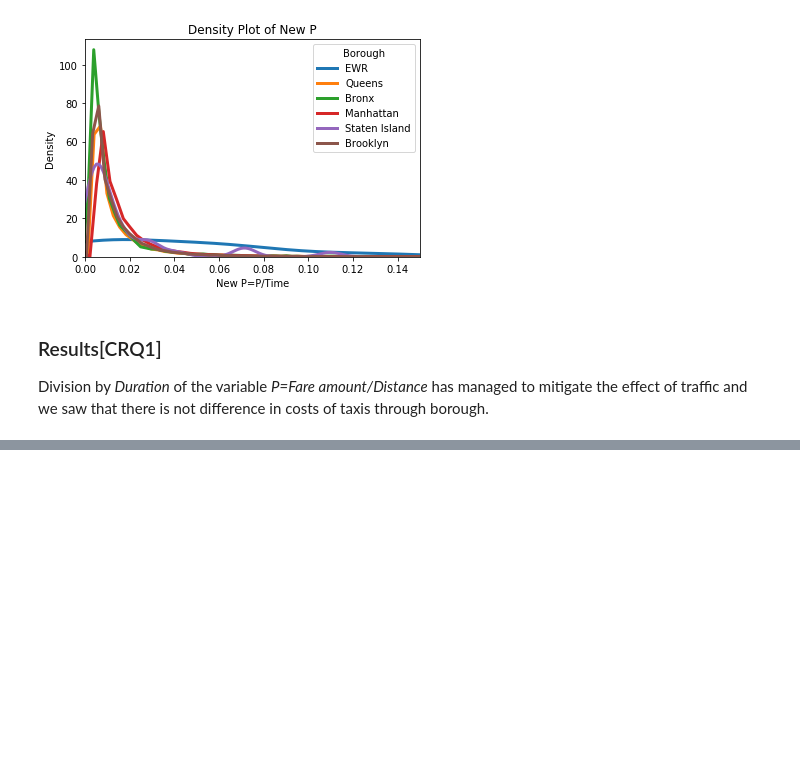
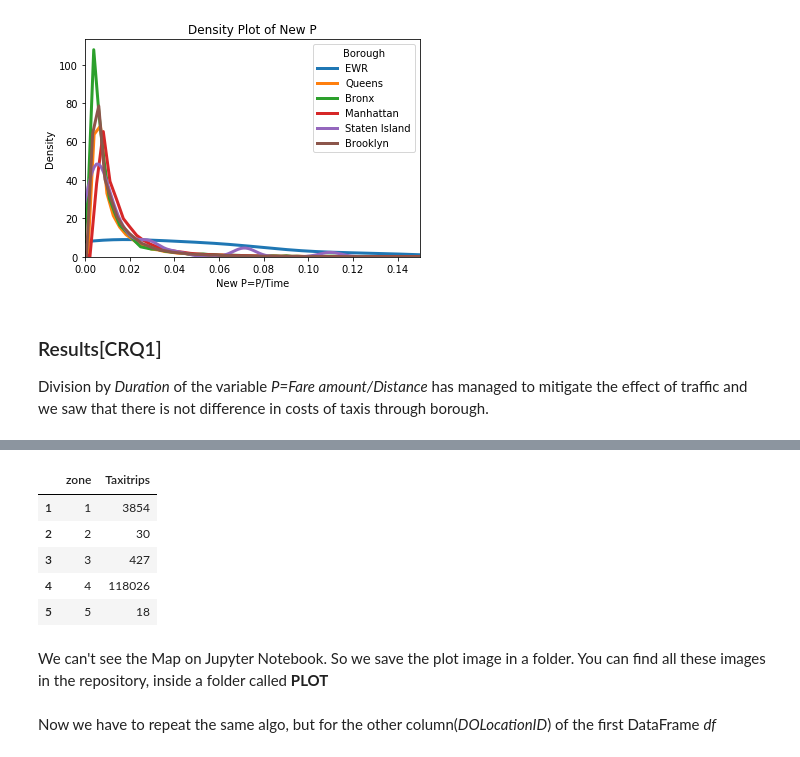
Before and after one commit to marcovicentini/HW2ADM, a Jupyter notebook: DEFINTIVE.ipynb, the cells around one changed output, grey strips where cells are left out. Drawn from its saved outputs; the diff is of its cells as text; code cells hidden in the pictures; blank space fills up the shorter version.

```diff
--- a/DEFINTIVE.ipynb
+++ b/DEFINTIVE.ipynb
@@ -1823,0 +1866,2 @@ Division by *Duration* of the variable *P=Fare amount/Distance* has managed to m
+# %%
+dfpickup=pickup.groupby('PULocationID')['PULocationID'].count()
@@ -1823,0 +1878,22 @@ Division by *Duration* of the variable *P=Fare amount/Distance* has managed to m
+# %%
+pickupdf=pandas.DataFrame(index=list(range(1,266)),columns=[])
+# %%
+pickupdf['zone']=list(range(1,266))
+# %%
+final=[]
+for i in range(1,266):
+    j=str(i)
+    if j in dfpickup:
+        final.append(dfpickup[j])
+    else:
+        final.append(0)
+# %%
+pickupdf['Taxitrips']=final
+pickupdf.head()
+# %% [output]
+|  | zone | Taxitrips |
+| 1 | 1 | 3854 |
+| 2 | 2 | 30 |
+| 3 | 3 | 427 |
+| 4 | 4 | 118026 |
+| 5 | 5 | 18 |
@@ -1823,0 +1918,2 @@ Division by *Duration* of the variable *P=Fare amount/Distance* has managed to m
+# %% [markdown]
+We can't see the Map on Jupyter Notebook. So we save the plot image in a folder. You can find all these images in the repository, inside a folder called **PLOT**
@@ -1823,0 +1922,2 @@ Division by *Duration* of the variable *P=Fare amount/Distance* has managed to m
+# %% [markdown]
+Now we have to repeat the same algo, but for the other column(*DOLocationID*) of the first DataFrame *df*
```
Also changed, not shown: parts of 55 cells of this notebook.
